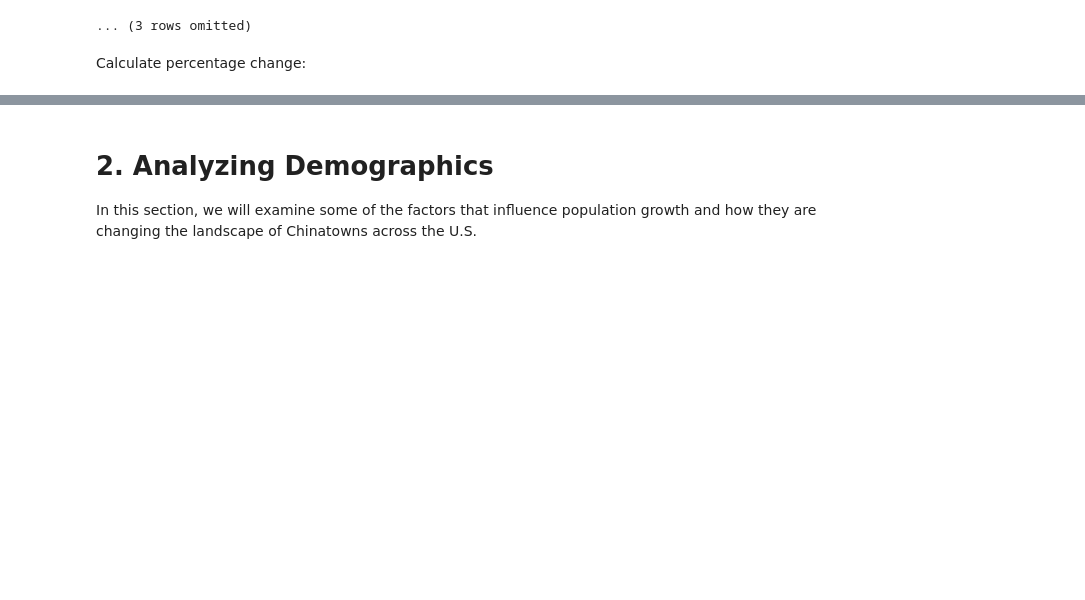
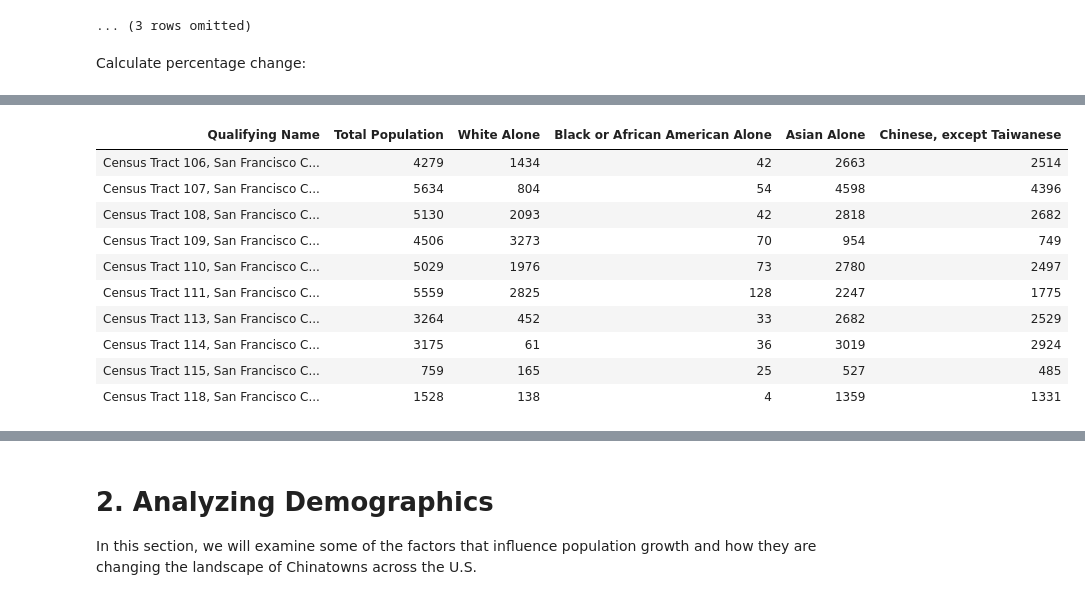
Before and after one commit to ds-modules/XENGLIS-31AC, a Jupyter notebook: XENG_31AC.ipynb, the cells around one changed output, grey strips where cells are left out. Drawn from its saved outputs; the diff is of its cells as text; code cells hidden in the pictures; blank space fills up the shorter version.

```diff
--- a/XENG_31AC.ipynb
+++ b/XENG_31AC.ipynb
@@ -64,0 +200,17 @@ Calculate percentage change:
+# %%
+sf_2000_pop = sf_2000.select('Qualifying Name', 'Total Population', 'White Alone', 'Black or African American Alone',
+                             'Asian Alone', 'Chinese, except Taiwanese')
+sf_2000_pop = sf_2000_pop.take(range(1, sf_2000_pop.num_rows))
+sf_2000_pop
+# %% [output]
+| Qualifying Name | Total Population | White Alone | Black or African American Alone | Asian Alone | Chinese, except Taiwanese |
+| Census Tract 106, San Francisco C... | 4279 | 1434 | 42 | 2663 | 2514 |
+| Census Tract 107, San Francisco C... | 5634 | 804 | 54 | 4598 | 4396 |
+| Census Tract 108, San Francisco C... | 5130 | 2093 | 42 | 2818 | 2682 |
+| Census Tract 109, San Francisco C... | 4506 | 3273 | 70 | 954 | 749 |
+| Census Tract 110, San Francisco C... | 5029 | 1976 | 73 | 2780 | 2497 |
+| Census Tract 111, San Francisco C... | 5559 | 2825 | 128 | 2247 | 1775 |
+| Census Tract 113, San Francisco C... | 3264 | 452 | 33 | 2682 | 2529 |
+| Census Tract 114, San Francisco C... | 3175 | 61 | 36 | 3019 | 2924 |
+| Census Tract 115, San Francisco C... | 759 | 165 | 25 | 527 | 485 |
+| Census Tract 118, San Francisco C... | 1528 | 138 | 4 | 1359 | 1331 |
```
Also changed, not shown: parts of 12 cells of this notebook.
